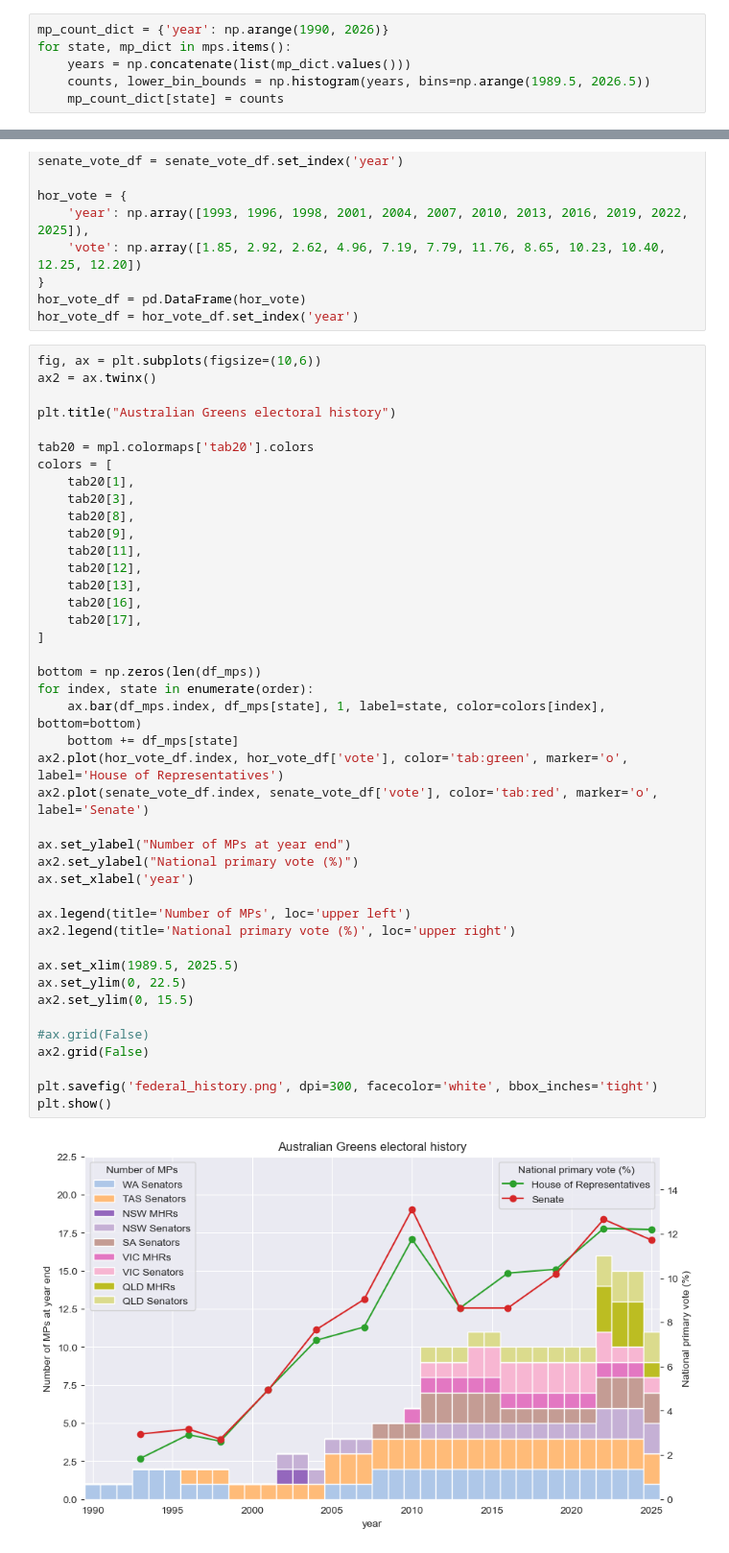
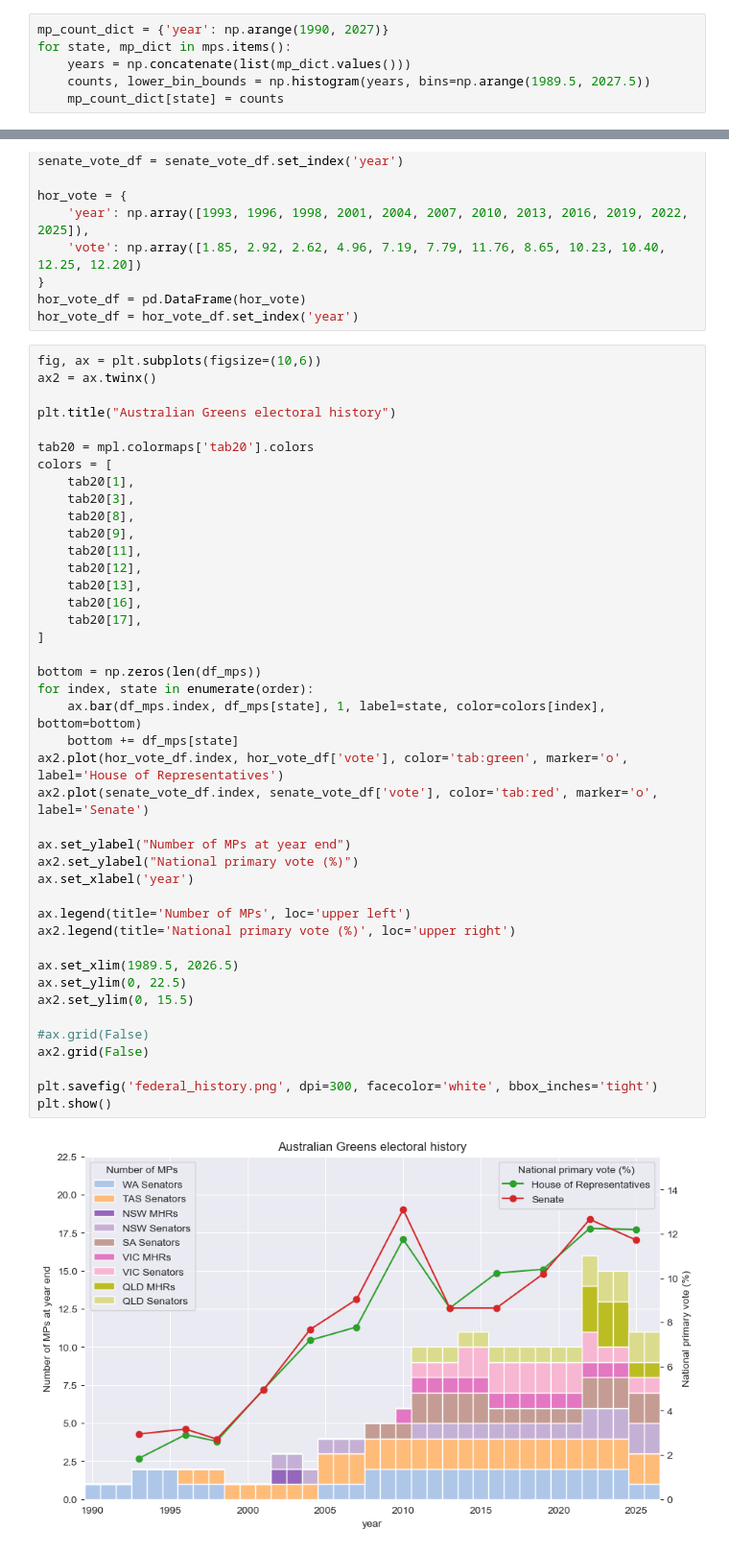
Before and after one commit to DamienIrving/election-analysis, a Jupyter notebook: analysis/federal_history.ipynb, the cells around one changed output, grey strips where cells are left out. Shown at 96% size. Cells and saved outputs as stored; diff of their text form.

```diff
--- a/analysis/federal_history.ipynb
+++ b/analysis/federal_history.ipynb
@@ -68,10 +68,10 @@ mps['QLD MHRs'] = {
     "Stephen Bates": np.arange(2022, 2025)
 }
 # %%
-mp_count_dict = {'year': np.arange(1990, 2026)}
+mp_count_dict = {'year': np.arange(1990, 2027)}
 for state, mp_dict in mps.items():
     years = np.concatenate(list(mp_dict.values()))
-    counts, lower_bin_bounds = np.histogram(years, bins=np.arange(1989.5, 2026.5))
+    counts, lower_bin_bounds = np.histogram(years, bins=np.arange(1989.5, 2027.5))
     mp_count_dict[state] = counts
 # %%
 df_mps = pd.DataFrame(mp_count_dict)
@@ -142,32 +137,32 @@ colors = [
     tab20[11],
     tab20[12],
     tab20[13],
     tab20[16],
     tab20[17],
 ]
 
 bottom = np.zeros(len(df_mps))
 for index, state in enumerate(order):
     ax.bar(df_mps.index, df_mps[state], 1, label=state, color=colors[index], bottom=bottom)
     bottom += df_mps[state]
 ax2.plot(hor_vote_df.index, hor_vote_df['vote'], color='tab:green', marker='o', label='House of Representatives')
 ax2.plot(senate_vote_df.index, senate_vote_df['vote'], color='tab:red', marker='o', label='Senate')
 
 ax.set_ylabel("Number of MPs at year end")
 ax2.set_ylabel("National primary vote (%)")
 ax.set_xlabel('year')
 
 ax.legend(title='Number of MPs', loc='upper left')
 ax2.legend(title='National primary vote (%)', loc='upper right')
 
-ax.set_xlim(1989.5, 2025.5)
+ax.set_xlim(1989.5, 2026.5)
 ax.set_ylim(0, 22.5)
 ax2.set_ylim(0, 15.5)
 
 #ax.grid(False)
 ax2.grid(False)
 
 plt.savefig('federal_history.png', dpi=300, facecolor='white', bbox_inches='tight')
 plt.show()
 # %% [output]
-[figure, old version]
+[figure, new version]
```
Also changed, not shown: parts of 2 cells of this notebook.
